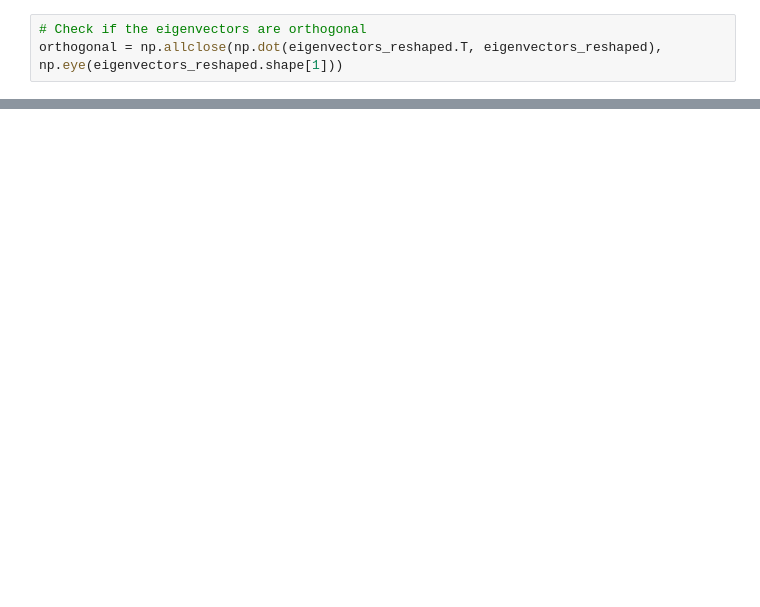
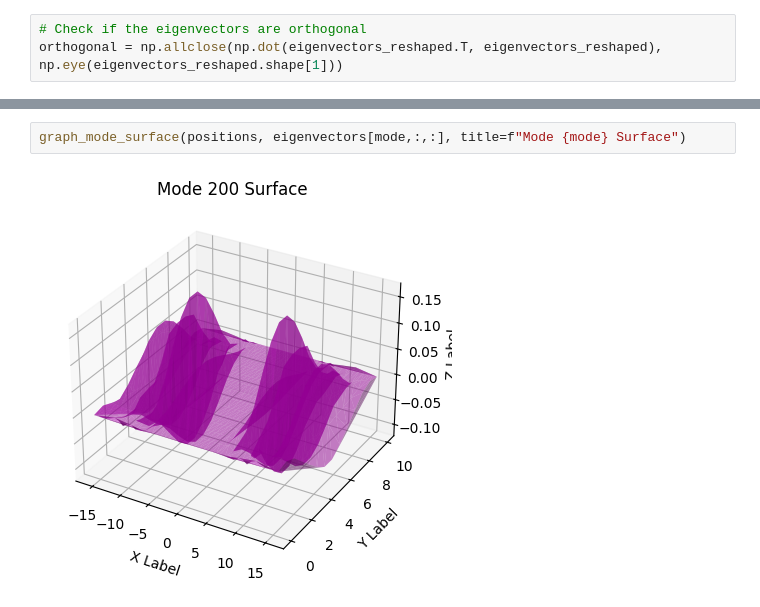
Before and after one commit to JJkrokoder/hydrodynamic_int, a Jupyter notebook: examples/hp_diag/HP_modes.ipynb, the cells around one changed output, grey strips where cells are left out. Cells and saved outputs as stored; diff of their text form; blank space fills up the shorter version.

```diff
--- a/examples/hp_diag/HP_modes.ipynb
+++ b/examples/hp_diag/HP_modes.ipynb
@@ -187,0 +216,4 @@ graph_mode(positions, eigenvectors[10,:,:]*3, title="Eigenvectors of the Hessian
+# %%
+graph_mode_surface(positions, eigenvectors[mode,:,:], title=f"Mode {mode} Surface")
+# %% [output]
+[figure, added]
```
Also changed, not shown: parts of 8 cells of this notebook, 1 other file.
